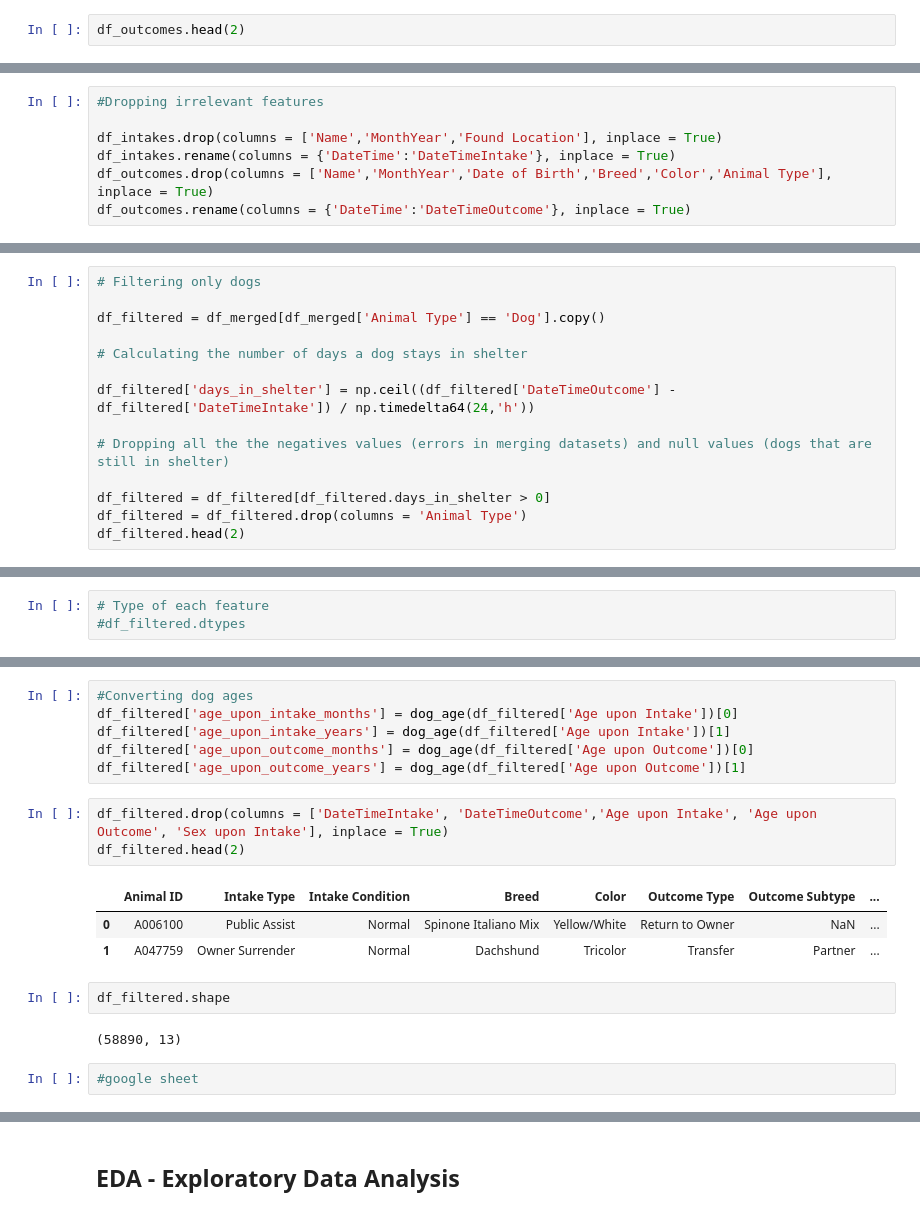
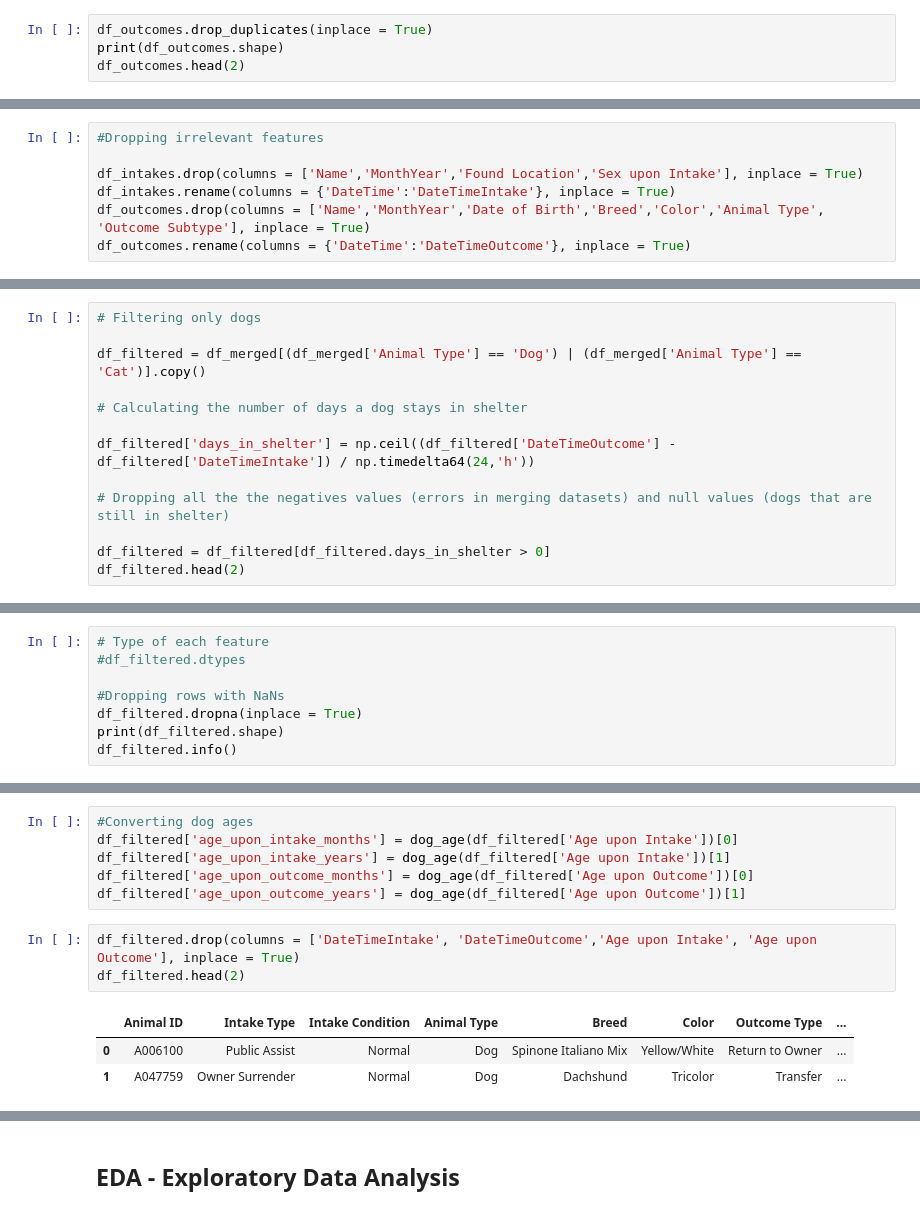
Before and after one commit to anaiscasilva/From_Shelter_to_Love, a Jupyter notebook: notebooks/gmatos51_data_analysis.ipynb, the cells around one changed output, grey strips where cells are left out. Drawn from its saved outputs; the diff is of its cells as text.

```diff
--- a/notebooks/gmatos51_data_analysis.ipynb
+++ b/notebooks/gmatos51_data_analysis.ipynb
@@ -37,3 +40,5 @@ df_intakes.head(2)
 # %%
+df_outcomes.drop_duplicates(inplace = True)
+print(df_outcomes.shape)
 df_outcomes.head(2)
 # %% [output]
@@ -49,9 +55,9 @@ Next steps we will:
 # %%
 #Dropping irrelevant features
 
-df_intakes.drop(columns = ['Name','MonthYear','Found Location'], inplace = True)
+df_intakes.drop(columns = ['Name','MonthYear','Found Location','Sex upon Intake'], inplace = True)
 df_intakes.rename(columns = {'DateTime':'DateTimeIntake'}, inplace = True)
-df_outcomes.drop(columns = ['Name','MonthYear','Date of Birth','Breed','Color','Animal Type'], inplace = True)
+df_outcomes.drop(columns = ['Name','MonthYear','Date of Birth','Breed','Color','Animal Type', 'Outcome Subtype'], inplace = True)
 df_outcomes.rename(columns = {'DateTime':'DateTimeOutcome'}, inplace = True)
 # %%
 # Sorting all the intakes and outcomes based on Animal ID and DateTime
@@ -77,7 +83,7 @@ Next we will create our target with OutcomeDate - IntakeDate.
 # %%
 # Filtering only dogs
 
-df_filtered = df_merged[df_merged['Animal Type'] == 'Dog'].copy()
+df_filtered = df_merged[(df_merged['Animal Type'] == 'Dog') | (df_merged['Animal Type'] == 'Cat')].copy()
 
 # Calculating the number of days a dog stays in shelter
 
@@ -86,6 +92,5 @@ df_filtered['days_in_shelter'] = np.ceil((df_filtered['DateTimeOutcome'] - df_fi
 # Dropping all the the negatives values (errors in merging datasets) and null values (dogs that are still in shelter)
 
 df_filtered = df_filtered[df_filtered.days_in_shelter > 0]
-df_filtered = df_filtered.drop(columns = 'Animal Type')
 df_filtered.head(2)
 # %% [output]
@@ -97,3 +102,8 @@ df_filtered.head(2)
 # %%
 # Type of each feature
 #df_filtered.dtypes
+
+#Dropping rows with NaNs
+df_filtered.dropna(inplace = True)
+print(df_filtered.shape)
+df_filtered.info()
@@ -147,15 +163,9 @@ df_filtered['age_upon_intake_years'] = dog_age(df_filtered['Age upon Intake'])[1
 df_filtered['age_upon_outcome_months'] = dog_age(df_filtered['Age upon Outcome'])[0]
 df_filtered['age_upon_outcome_years'] = dog_age(df_filtered['Age upon Outcome'])[1]
 # %%
-df_filtered.drop(columns = ['DateTimeIntake', 'DateTimeOutcome','Age upon Intake', 'Age upon Outcome', 'Sex upon Intake'], inplace = True)
+df_filtered.drop(columns = ['DateTimeIntake', 'DateTimeOutcome','Age upon Intake', 'Age upon Outcome'], inplace = True)
 df_filtered.head(2)
 # %% [output]
-|  | Animal ID | Intake Type | Intake Condition | Breed | Color | Outcome Type | Outcome Subtype | ... |
-| 0 | A006100 | Public Assist | Normal | Spinone Italiano Mix | Yellow/White | Return to Owner | NaN | ... |
-| 1 | A047759 | Owner Surrender | Normal | Dachshund | Tricolor | Transfer | Partner | ... |
+|  | Animal ID | Intake Type | Intake Condition | Animal Type | Breed | Color | Outcome Type | ... |
+| 0 | A006100 | Public Assist | Normal | Dog | Spinone Italiano Mix | Yellow/White | Return to Owner | ... |
+| 1 | A047759 | Owner Surrender | Normal | Dog | Dachshund | Tricolor | Transfer | ... |
-# %%
-df_filtered.shape
-# %% [output]
-(58890, 13)
-# %%
-#google sheet
```
Also changed, not shown: parts of 14 cells of this notebook.
